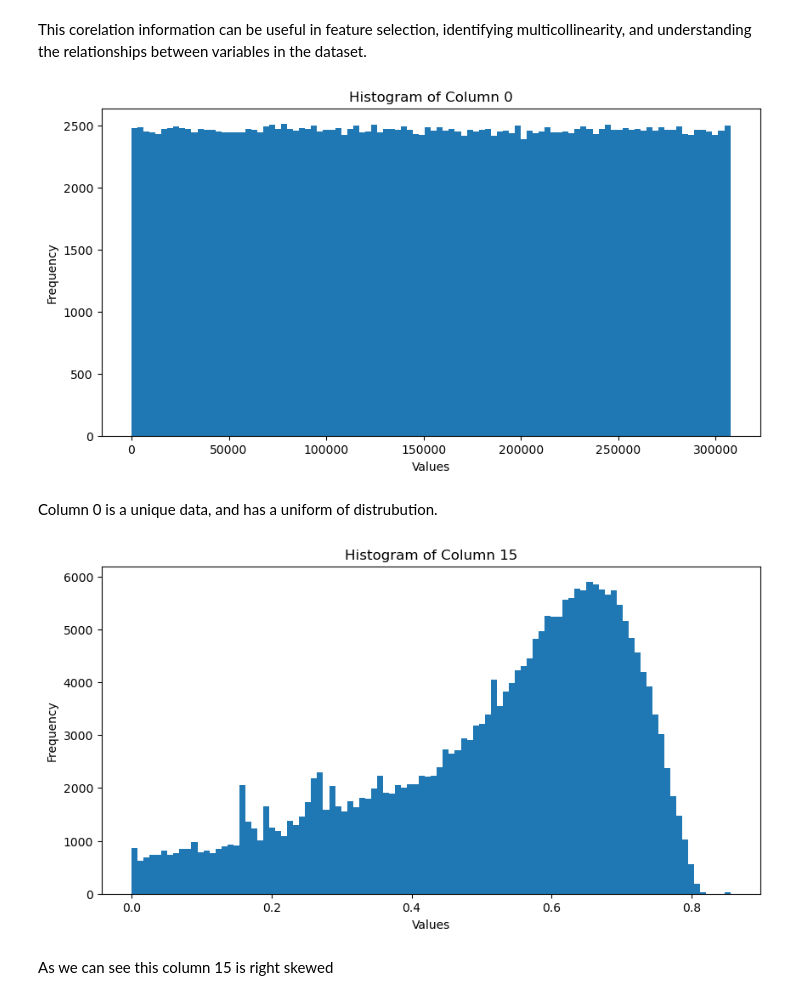
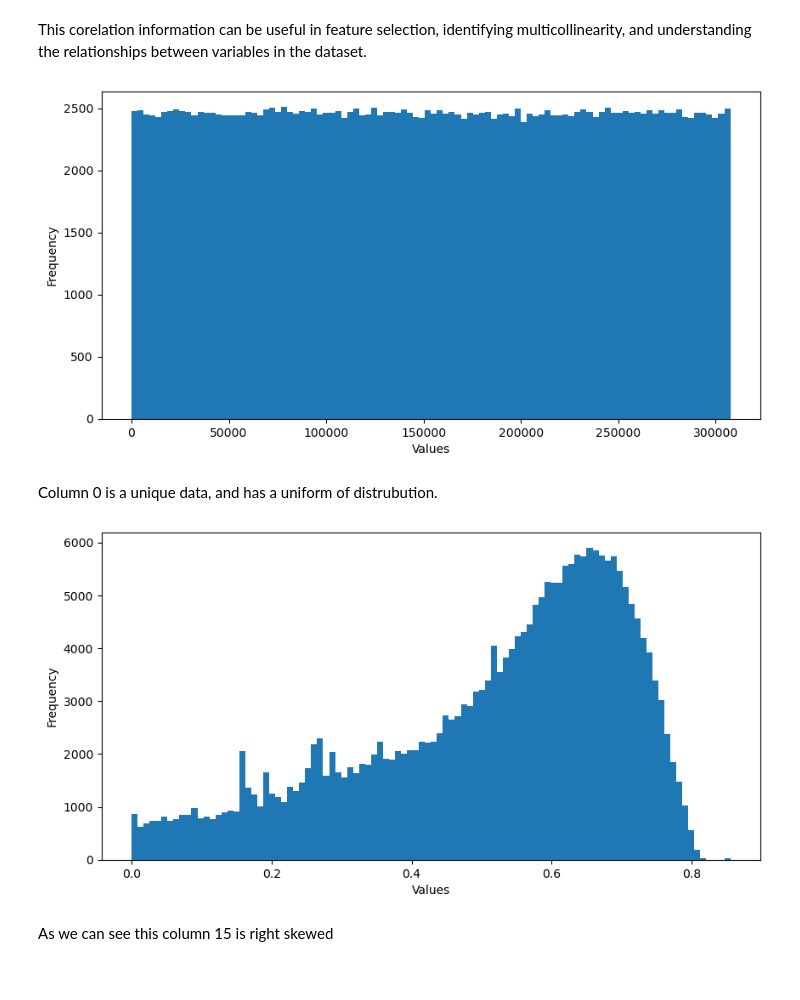
Before and after one commit to iamsahinemir/DataTurk, a Jupyter notebook: !!LASTVER_DataTurk_First_Progress.ipynb, the cells around one changed output. Saved outputs shown, nothing was run; the diff lists cells and outputs as text; code cells hidden in the pictures.

```diff
--- a/!!LASTVER_DataTurk_First_Progress.ipynb
+++ b/!!LASTVER_DataTurk_First_Progress.ipynb
@@ -151,16 +151,16 @@ This corelation information can be useful in feature selection, identifying mult
 # %%
 # Select the first numerical column
 num_col = df.iloc[:, 0]
 
 # Plot a histogram
 plt.figure(figsize=(10,5))
 plt.hist(num_col, bins=100)
-plt.title('Histogram of Column 0')
+#plt.title('Histogram of Column 0')
 plt.xlabel('Values')
 plt.ylabel('Frequency')
 plt.show()
 # %% [output]
-[figure, old version]
+[figure, new version]
 # %% [markdown]
 Column 0 is a unique data, and has a uniform of distrubution.
 # %%
@@ -169,12 +169,12 @@ num_col = df.iloc[:, 15]
 # Plot a histogram
 plt.figure(figsize=(10,5))
 plt.hist(num_col, bins=100)
-plt.title('Histogram of Column 15')
+#plt.title('Histogram of Column 15')
 plt.xlabel('Values')
 plt.ylabel('Frequency')
 plt.show()
 # %% [output]
-[figure, old version]
+[figure, new version]
 # %% [markdown]
 As we can see this column 15 is right skewed
 # %%
```
Also changed, not shown: parts of 1 cell of this notebook, 6 other files.
